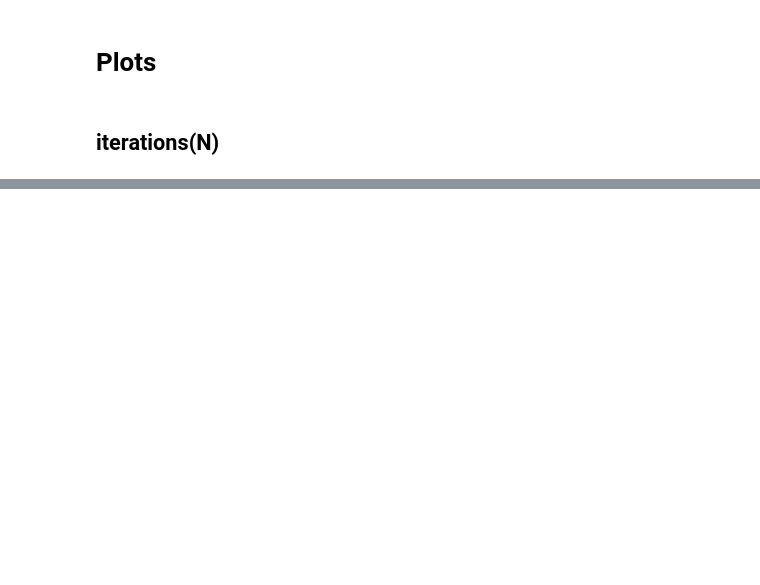
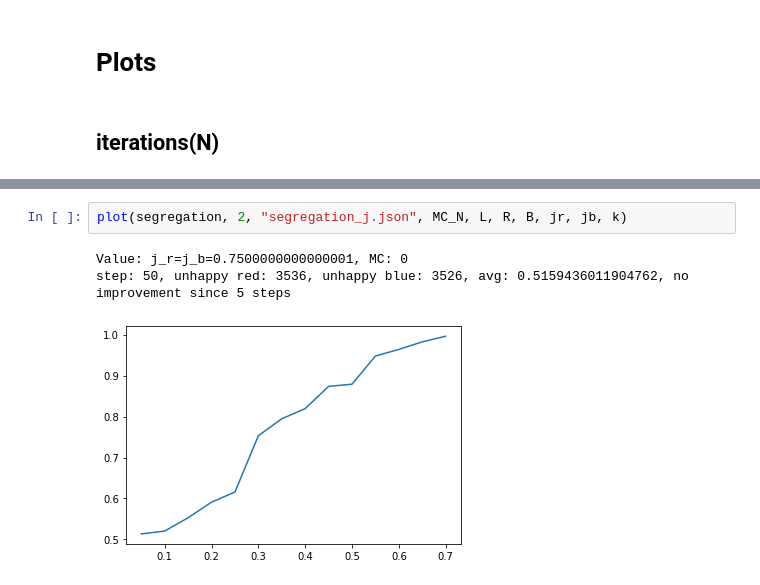
Before and after one commit to mateuszgorczyca6/Agent_based_modelling_of_complex_systems, a Jupyter notebook: Task 4/notepad.ipynb, the cells around one changed output, grey strips where cells are left out. Saved outputs shown, nothing was run; the diff lists cells and outputs as text; blank space fills up the shorter version.

```diff
--- a/Task 4/notepad.ipynb
+++ b/Task 4/notepad.ipynb
@@ -80,0 +64,6 @@ step: 45, unhappy red: 0, unhappy blue: 12, avg: 0.87015, no improvement since 1
+# %%
+plot(segregation, 2, "segregation_j.json", MC_N, L, R, B, jr, jb, k)
+# %% [output]
+Value: j_r=j_b=0.7500000000000001, MC: 0
+step: 50, unhappy red: 3536, unhappy blue: 3526, avg: 0.5159436011904762, no improvement since 5 steps
+[figure, added]
```
Also changed, not shown: parts of 8 cells of this notebook, 5 other files.
